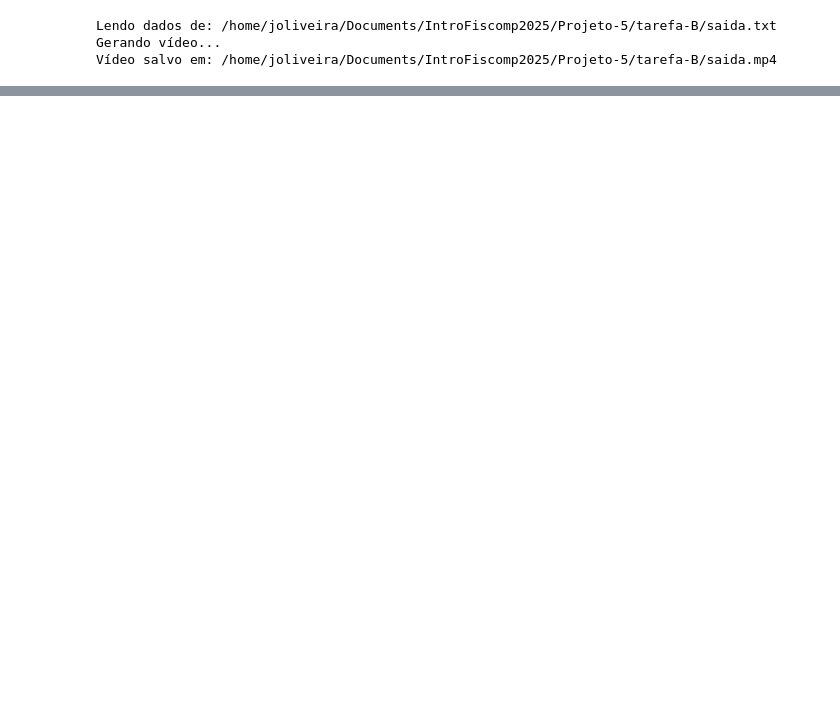
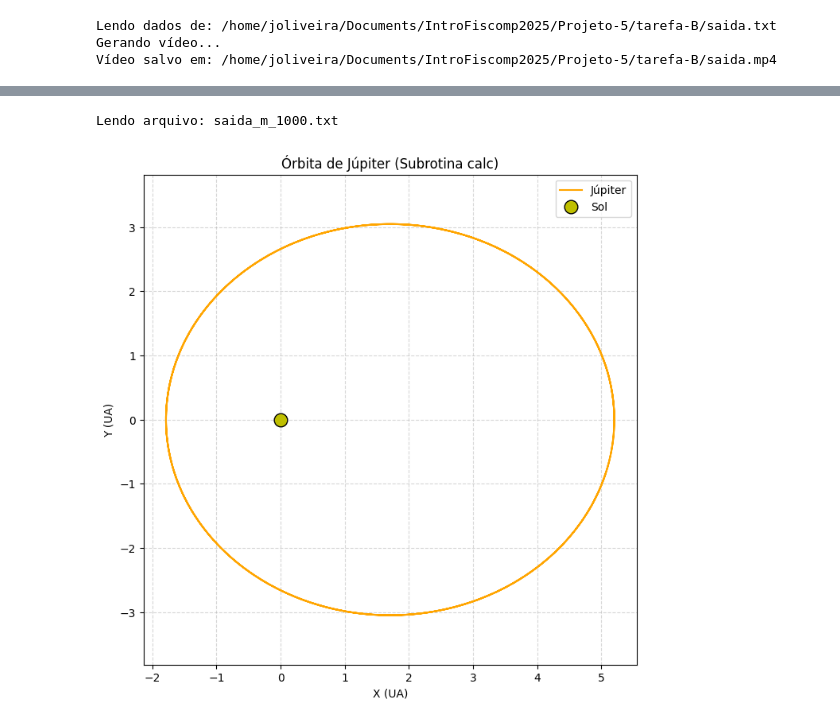
Before and after one commit to coppernium/IntroFiscomp2025, a Jupyter notebook: Projeto-5/tarefa-B/plot_B.ipynb, the cells around one changed output, grey strips where cells are left out. Drawn from its saved outputs; the diff is of its cells as text; code cells hidden in the pictures; blank space fills up the shorter version.

```diff
--- a/Projeto-5/tarefa-B/plot_B.ipynb
+++ b/Projeto-5/tarefa-B/plot_B.ipynb
@@ -107,0 +267,50 @@ Vídeo salvo em: /home/joliveira/Documents/IntroFiscomp2025/Projeto-5/tarefa-B/s
+# %%
+import numpy as np
+import matplotlib.pyplot as plt
+import os
+
+def plotar_orbita_jupiter(nome_arquivo='saida.txt'):
+    """
+    Lê o arquivo de saída da subrotina calc e plota a órbita de Júpiter.
+    """
+    print(f"Lendo arquivo: {nome_arquivo}")
+
+    try:
+        # Carrega os dados. O Fortran usa vírgula como delimitador
+        dados = np.loadtxt(nome_arquivo, delimiter=',')
+    except OSError:
+        print(f"Erro: O arquivo '{nome_arquivo}' não foi encontrado.")
+        print("Certifique-se de executar o código Fortran primeiro para gerar o arquivo.")
+        return
+
+    # Extrai as colunas de Júpiter.
+    # Baseado no Fortran: write(1,2) dt*i, x_t(i), y_t(i), x_j(i), y_j(i) [cite: 8]
+    # Índices: 0=tempo, 1=x_terra, 2=y_terra, 3=x_jupiter, 4=y_jupiter
+    x_j = dados[:, 3]
+    y_j = dados[:, 4]
+
+    # Cria o gráfico
+    plt.figure(figsize=(8, 8))
+
+    # Plota a órbita
+    plt.plot(x_j, y_j, label='Júpiter', color='orange')
+
+    # Plota o Sol na origem (0,0) para referência
+    plt.plot(0, 0, 'yo', markersize=12, label='Sol', markeredgecolor='black')
+
+    # Configurações do gráfico
+    plt.title('Órbita de Júpiter (Subrotina calc)')
+    plt.xlabel('X (UA)')
+    plt.ylabel('Y (UA)')
+    plt.grid(True, linestyle='--', alpha=0.5)
+    plt.legend()
+    plt.axis('equal') # Garante que a escala de X e Y seja a mesma
+
+    # Mostra o gráfico
+    plt.show()
+
+if __name__ == "__main__":
+    plotar_orbita_jupiter('saida_m_1000.txt')
+# %% [output]
+Lendo arquivo: saida_m_1000.txt
+[figure, added]
```
Also changed, not shown: parts of 2 cells of this notebook, 17 other files.
